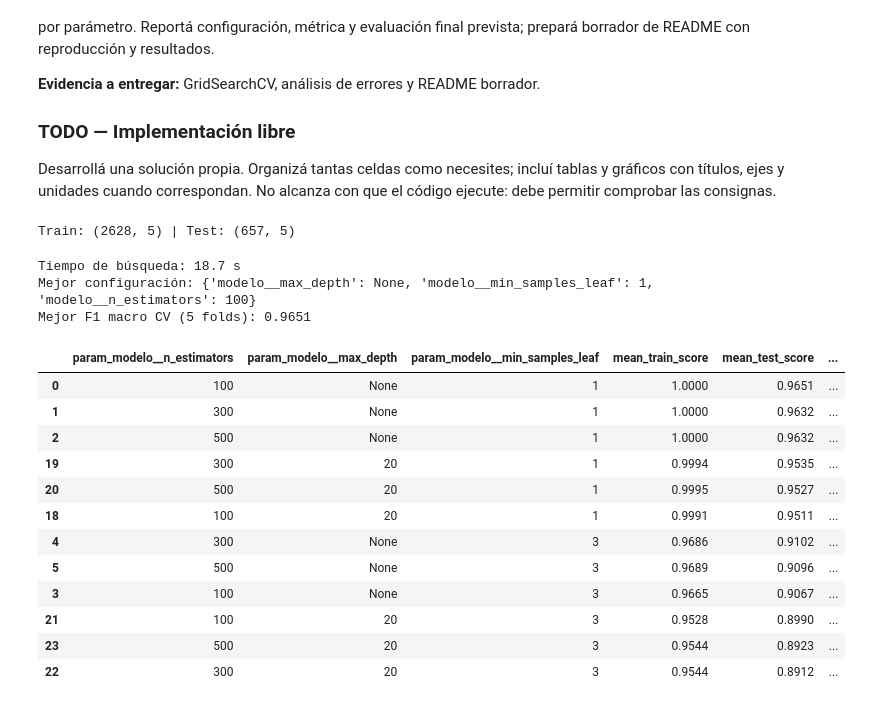
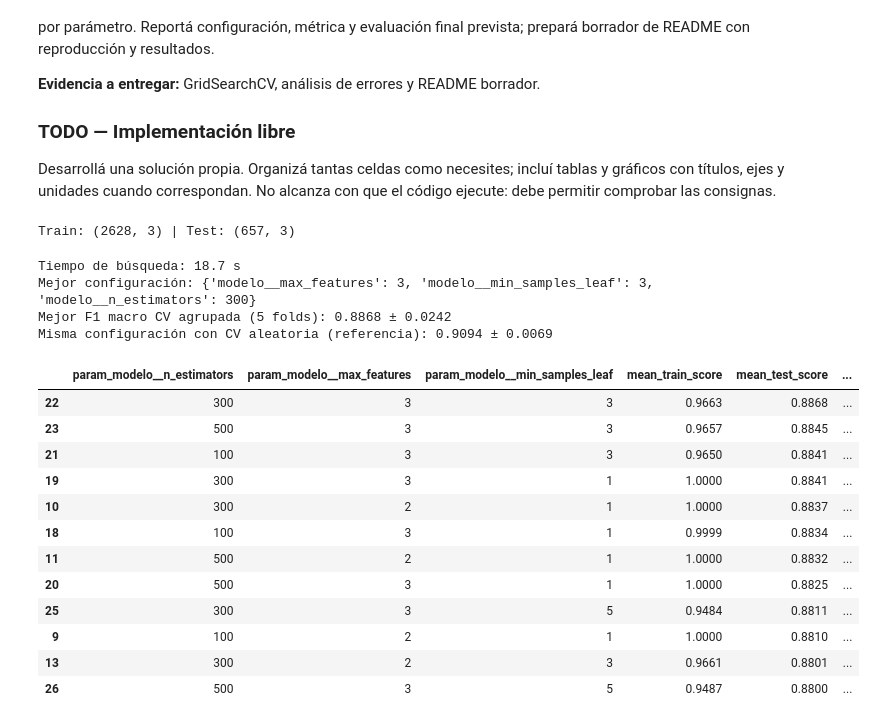
Before and after one commit to francosalama/paa-integrador-ortelana, a Jupyter notebook: actividad_14.ipynb, the cells around one changed output. Drawn from its saved outputs; the diff is of its cells as text; code cells hidden in the pictures.

```diff
--- a/actividad_14.ipynb
+++ b/actividad_14.ipynb
@@ -33,7 +33,7 @@ df = pd.read_csv("ventas_historicas_ortelana_argentina.csv")
 
 # Partición de la actividad 01: misma semilla, mismas filas de train y test
 target = "Format_Reporte"
-features = ["Sucursal_ID", "Tela_ID", "Año", "Metros1", "Metros2"]
+features = ["Año", "Metros1", "Metros2"]   # sin Sucursal_ID ni Tela_ID (actividad 13)
 train, test = train_test_split(df, test_size=0.2, stratify=df[target], random_state=RANDOM_STATE)
 
 # Control: tiene que coincidir con la partición guardada en particion_train_test.csv
@@ -42,69 +42,73 @@ assert (particion[test.index] == "test").all() and (particion == "test").sum() =
 
 X_train, X_test = train[features], test[features]
 y_train, y_test = train[target], test[target]
+grupos = train["Sucursal_ID"].astype(str) + "|" + train["Tela_ID"]   # par (Sucursal, Tela), solo para agrupar la CV
 
 print("Train:", X_train.shape, "| Test:", X_test.shape)
 # %% [output]
-Train: (2628, 5) | Test: (657, 5)
+Train: (2628, 3) | Test: (657, 3)
 # %%
 from sklearn.pipeline import Pipeline
 from sklearn.compose import ColumnTransformer
 from sklearn.impute import SimpleImputer
-from sklearn.preprocessing import OneHotEncoder
 from sklearn.ensemble import RandomForestClassifier
-from sklearn.model_selection import StratifiedKFold, GridSearchCV, cross_val_predict
+from sklearn.model_selection import StratifiedKFold, StratifiedGroupKFold, GridSearchCV, cross_val_predict, cross_val_score
 from sklearn.metrics import classification_report, ConfusionMatrixDisplay
 import time
 
-cat_cols = ["Sucursal_ID", "Tela_ID"]
 num_cols = ["Año", "Metros1", "Metros2"]
 
-def crear_pipeline_completo(modelo):
-    """Numéricas: imputar con la mediana (sin escalar). Categóricas: imputar con la moda y one-hot."""
+def crear_pipeline_final(modelo):
+    """Solo variables de volumen y año: imputar con la mediana (sin escalar, RF es invariante a la escala).
+    Sucursal_ID y Tela_ID no entran al modelo: con un par conocido alcanza con su formato histórico."""
     preprocesador = ColumnTransformer([
-        ("num", Pipeline([("imputar", SimpleImputer(strategy="median"))]), num_cols),   # sin escalado: RF es invariante a la escala
-        ("cat", Pipeline([("imputar", SimpleImputer(strategy="most_frequent")),
-                          ("onehot", OneHotEncoder(handle_unknown="ignore", sparse_output=False))]), cat_cols),
+        ("num", Pipeline([("imputar", SimpleImputer(strategy="median"))]), num_cols),
     ], verbose_feature_names_out=False)
     return Pipeline([("preprocesamiento", preprocesador), ("modelo", modelo)])
 
 # Pipeline candidato de la actividad 13
-pipe_rf = crear_pipeline_completo(RandomForestClassifier(n_estimators=100, random_state=RANDOM_STATE, n_jobs=-1))
-cv5 = StratifiedKFold(n_splits=5, shuffle=True, random_state=RANDOM_STATE)
+pipe_rf = crear_pipeline_final(RandomForestClassifier(n_estimators=100, random_state=RANDOM_STATE, n_jobs=-1))
+
+# El modelo se va a usar con pares (Sucursal, Tela) nuevos: la búsqueda se valida con la CV agrupada por par
+cv_grupos = StratifiedGroupKFold(n_splits=5, shuffle=True, random_state=RANDOM_STATE)
+cv5 = StratifiedKFold(n_splits=5, shuffle=True, random_state=RANDOM_STATE)   # CV aleatoria, solo como referencia
 # %%
-# 14.1 GridSearchCV: 3 hiperparámetros x 3 valores = 27 combinaciones x 5 folds (solo train)
+# 14.1 GridSearchCV: 3 hiperparámetros x 3 valores = 27 combinaciones x 5 folds agrupados por par (solo train)
 grilla = {"modelo__n_estimators": [100, 300, 500],
-          "modelo__max_depth": [None, 10, 20],
+          "modelo__max_features": ["sqrt", 2, 3],   # variables candidatas en cada corte (de 3)
           "modelo__min_samples_leaf": [1, 3, 5]}
 
-busqueda = GridSearchCV(pipe_rf, grilla, cv=cv5, scoring="f1_macro", n_jobs=-1, return_train_score=True)
+busqueda = GridSearchCV(pipe_rf, grilla, cv=cv_grupos, scoring="f1_macro", n_jobs=-1, return_train_score=True)
 inicio = time.perf_counter()
-busqueda.fit(X_train, y_train)
+busqueda.fit(X_train, y_train, groups=grupos)
 print(f"Tiempo de búsqueda: {time.perf_counter() - inicio:.1f} s")
 print("Mejor configuración:", busqueda.best_params_)
-print(f"Mejor F1 macro CV (5 folds): {busqueda.best_score_:.4f}")
+print(f"Mejor F1 macro CV agrupada (5 folds): {busqueda.best_score_:.4f} ± {busqueda.cv_results_['std_test_score'][busqueda.best_index_]:.4f}")
+referencia = cross_val_score(busqueda.best_estimator_, X_train, y_train, cv=cv5, scoring="f1_macro")
+print(f"Misma configuración con CV aleatoria (referencia): {referencia.mean():.4f} ± {referencia.std():.4f}")
 
 resultados = pd.DataFrame(busqueda.cv_results_)
-columnas = ["param_modelo__n_estimators", "param_modelo__max_depth", "param_modelo__min_samples_leaf",
+columnas = ["param_modelo__n_estimators", "param_modelo__max_features", "param_modelo__min_samples_leaf",
             "mean_train_score", "mean_test_score", "std_test_score", "mean_fit_time", "rank_test_score"]
 resultados[columnas].sort_values("rank_test_score").head(12).round(4)
 # %% [output]
 Tiempo de búsqueda: 18.7 s
-Mejor configuración: {'modelo__max_depth': None, 'modelo__min_samples_leaf': 1, 'modelo__n_estimators': 100}
-Mejor F1 macro CV (5 folds): 0.9651
+Mejor configuración: {'modelo__max_features': 3, 'modelo__min_samples_leaf': 3, 'modelo__n_estimators': 300}
+Mejor F1 macro CV agrupada (5 folds): 0.8868 ± 0.0242
+Misma configuración con CV aleatoria (referencia): 0.9094 ± 0.0069
-|  | param_modelo__n_estimators | param_modelo__max_depth | param_modelo__min_samples_leaf | mean_train_score | mean_test_score | ... |
-| 0 | 100 | None | 1 | 1.0000 | 0.9651 | ... |
-| 1 | 300 | None | 1 | 1.0000 | 0.9632 | ... |
-| 2 | 500 | None | 1 | 1.0000 | 0.9632 | ... |
-| 19 | 300 | 20 | 1 | 0.9994 | 0.9535 | ... |
-| 20 | 500 | 20 | 1 | 0.9995 | 0.9527 | ... |
-| 18 | 100 | 20 | 1 | 0.9991 | 0.9511 | ... |
-| 4 | 300 | None | 3 | 0.9686 | 0.9102 | ... |
-| 5 | 500 | None | 3 | 0.9689 | 0.9096 | ... |
-| 3 | 100 | None | 3 | 0.9665 | 0.9067 | ... |
-| 21 | 100 | 20 | 3 | 0.9528 | 0.8990 | ... |
-| 23 | 500 | 20 | 3 | 0.9544 | 0.8923 | ... |
-| 22 | 300 | 20 | 3 | 0.9544 | 0.8912 | ... |
+|  | param_modelo__n_estimators | param_modelo__max_features | param_modelo__min_samples_leaf | mean_train_score | mean_test_score | ... |
+| 22 | 300 | 3 | 3 | 0.9663 | 0.8868 | ... |
+| 23 | 500 | 3 | 3 | 0.9657 | 0.8845 | ... |
+| 21 | 100 | 3 | 3 | 0.9650 | 0.8841 | ... |
+| 19 | 300 | 3 | 1 | 1.0000 | 0.8841 | ... |
+| 10 | 300 | 2 | 1 | 1.0000 | 0.8837 | ... |
+| 18 | 100 | 3 | 1 | 0.9999 | 0.8834 | ... |
+| 11 | 500 | 2 | 1 | 1.0000 | 0.8832 | ... |
+| 20 | 500 | 3 | 1 | 1.0000 | 0.8825 | ... |
+| 25 | 300 | 3 | 5 | 0.9484 | 0.8811 | ... |
+| 9 | 100 | 2 | 1 | 1.0000 | 0.8810 | ... |
+| 13 | 300 | 2 | 3 | 0.9661 | 0.8801 | ... |
+| 26 | 500 | 3 | 5 | 0.9487 | 0.8800 | ... |
 # %%
 # 14.2 Efecto de cada hiperparámetro (promedio de F1 sobre el resto de la grilla)
 fig, axes = plt.subplots(1, 3, figsize=(14, 3.6), sharey=True)
```
Also changed, not shown: parts of 4 cells of this notebook, 6 other files.
